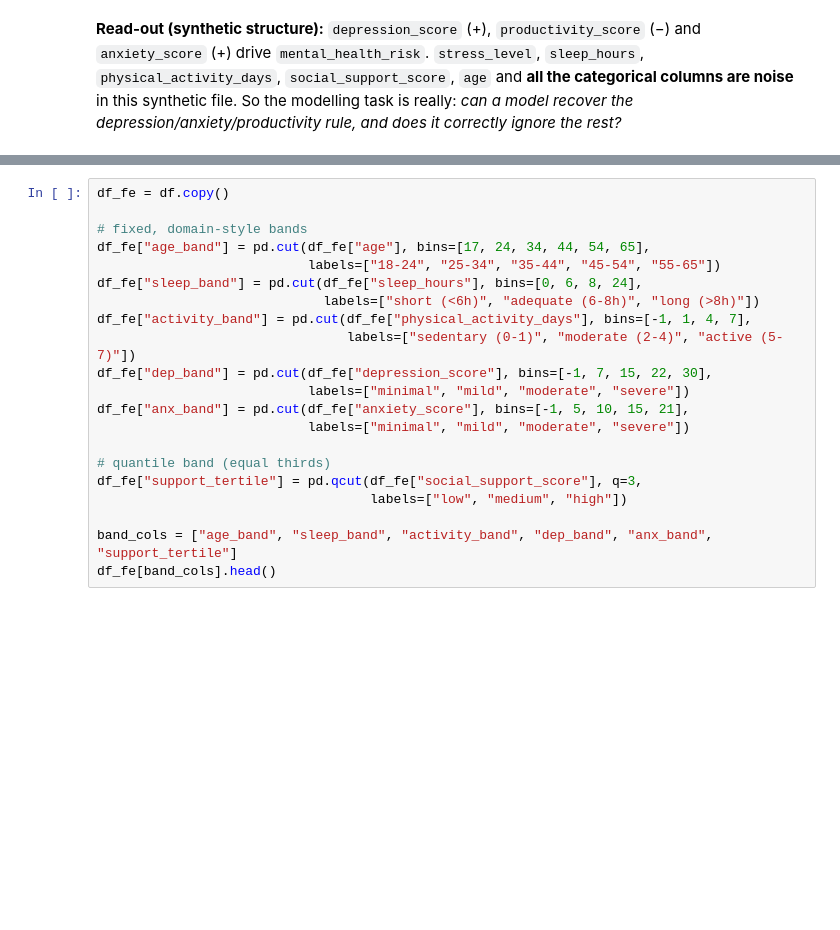
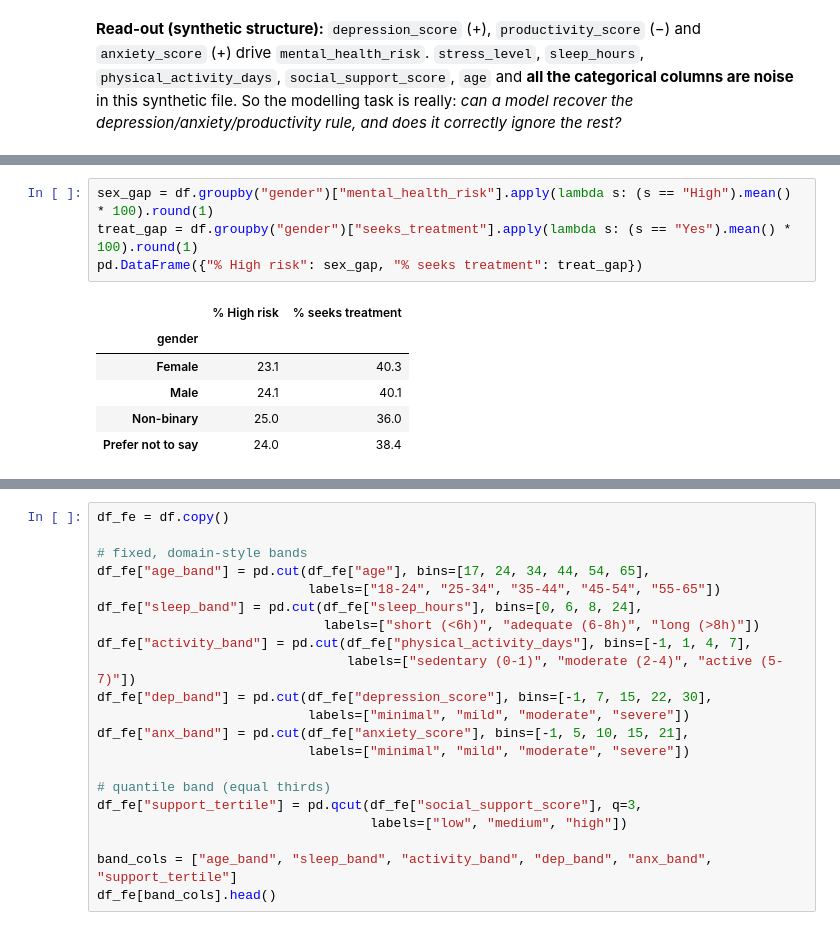
Before and after one commit to AmanyaPhillip/Data-Analyst-Mental-Health-Project, a Jupyter notebook: notebooks/05_ml_synthetic_sandbox.ipynb, the cells around one changed output, grey strips where cells are left out. Cells and saved outputs as stored; diff of their text form; blank space fills up the shorter version.

```diff
--- a/notebooks/05_ml_synthetic_sandbox.ipynb
+++ b/notebooks/05_ml_synthetic_sandbox.ipynb
@@ -235,0 +360,11 @@ recover the depression/anxiety/productivity rule, and does it correctly ignore t
+# %%
+sex_gap = df.groupby("gender")["mental_health_risk"].apply(lambda s: (s == "High").mean() * 100).round(1)
+treat_gap = df.groupby("gender")["seeks_treatment"].apply(lambda s: (s == "Yes").mean() * 100).round(1)
+pd.DataFrame({"% High risk": sex_gap, "% seeks treatment": treat_gap})
+# %% [output]
+|  | % High risk | % seeks treatment |
+| gender |  |  |
+| Female | 23.1 | 40.3 |
+| Male | 24.1 | 40.1 |
+| Non-binary | 25.0 | 36.0 |
+| Prefer not to say | 24.0 | 38.4 |
```
Also changed, not shown: parts of 17 cells of this notebook, 7 other files.
